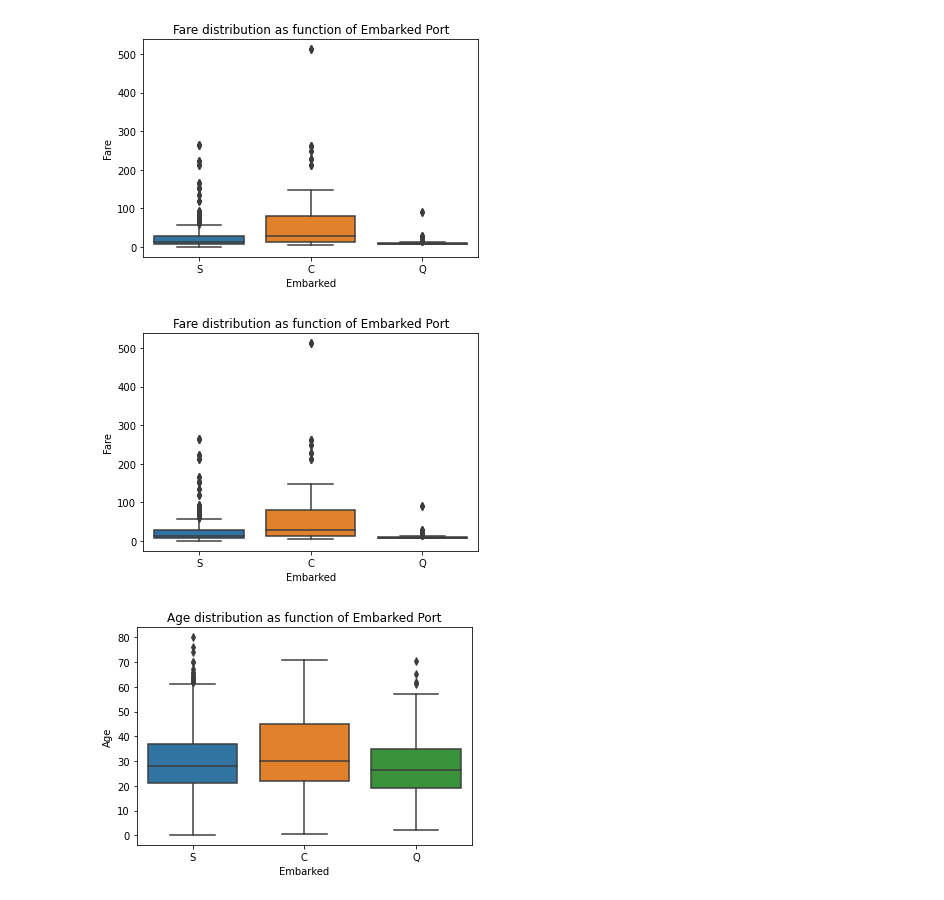
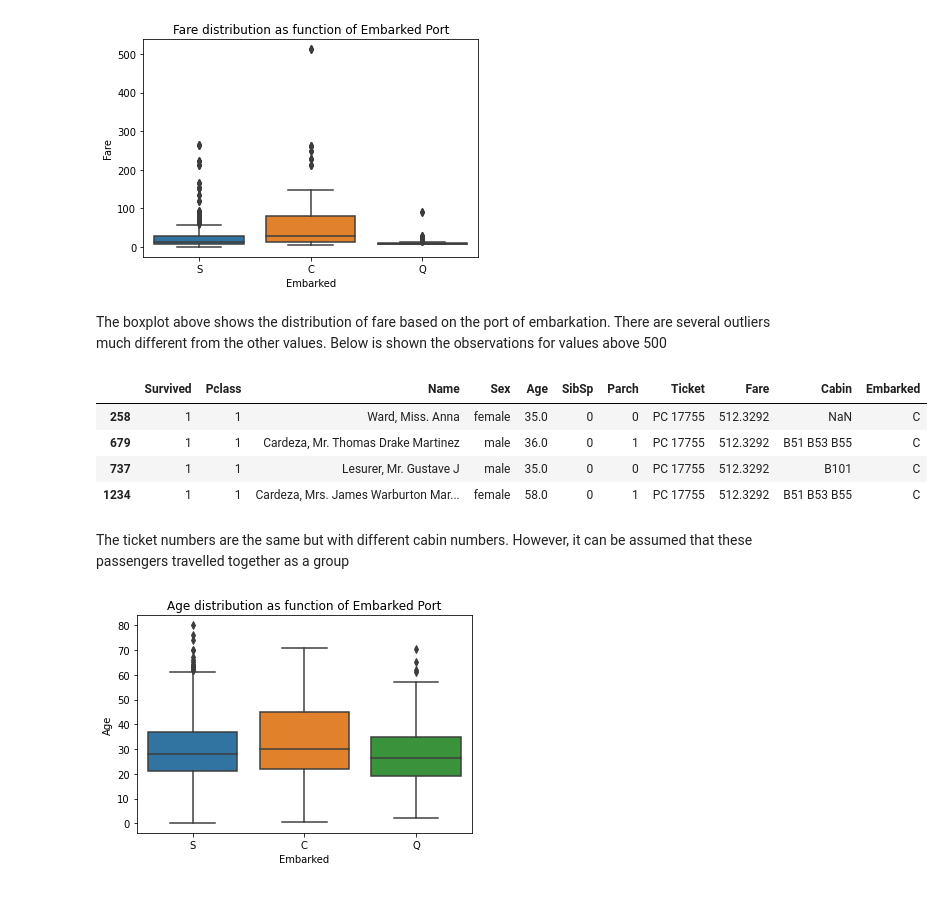
Before and after one commit to chanyadeshani/Group8, a Jupyter notebook: submit_assignment.ipynb, the cells around one changed output. Cells and saved outputs as stored; diff of their text form; code cells hidden in the pictures.

```diff
--- a/submit_assignment.ipynb
+++ b/submit_assignment.ipynb
@@ -365,12 +370,19 @@ plt.title('Fare distribution as function of Embarked Port')
 plt.show()
 # %% [output]
 [figure]
-# %%
-sns.boxplot(x='Embarked', y='Fare', data=train_df)
-plt.title('Fare distribution as function of Embarked Port')
-plt.show()
-# %% [output]
-[figure, removed]
+# %% [markdown]
+The boxplot above shows the distribution of fare based on the port of embarkation. There are several outliers much different from the other values.
+Below is shown the observations for values above 500
+# %%
+train_df[train_df['Fare'] > 500]
+# %% [output]
+|  | Survived | Pclass | Name | Sex | Age | SibSp | Parch | Ticket | Fare | Cabin | Embarked |
+| 258 | 1 | 1 | Ward, Miss. Anna | female | 35.0 | 0 | 0 | PC 17755 | 512.3292 | NaN | C |
+| 679 | 1 | 1 | Cardeza, Mr. Thomas Drake Martinez | male | 36.0 | 0 | 1 | PC 17755 | 512.3292 | B51 B53 B55 | C |
+| 737 | 1 | 1 | Lesurer, Mr. Gustave J | male | 35.0 | 0 | 0 | PC 17755 | 512.3292 | B101 | C |
+| 1234 | 1 | 1 | Cardeza, Mrs. James Warburton Mar... | female | 58.0 | 0 | 1 | PC 17755 | 512.3292 | B51 B53 B55 | C |
+# %% [markdown]
+The ticket numbers are the same but with different cabin numbers. However, it can be assumed that these passengers travelled together as a group
 # %%
 sns.boxplot(x='Embarked', y='Age', data=train_df)
 plt.title('Age distribution as function of Embarked Port')
```
Also changed, not shown: parts of 26 cells of this notebook.
